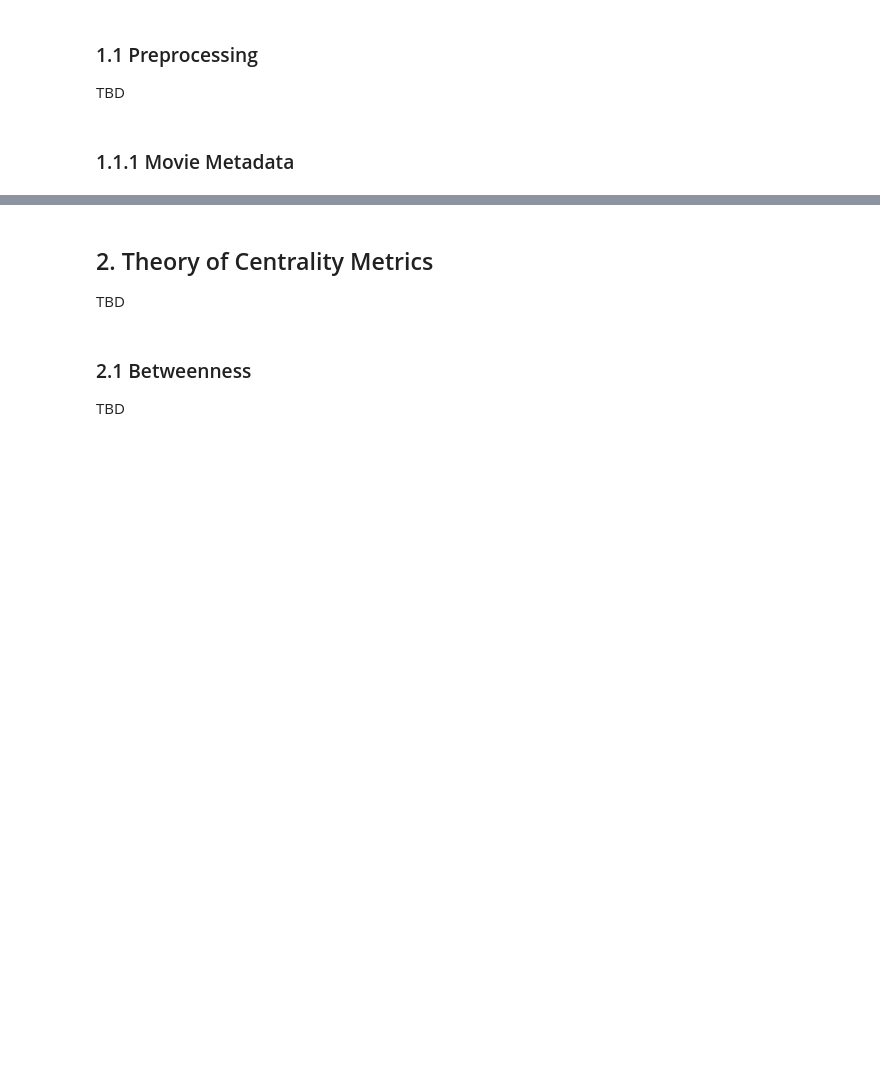
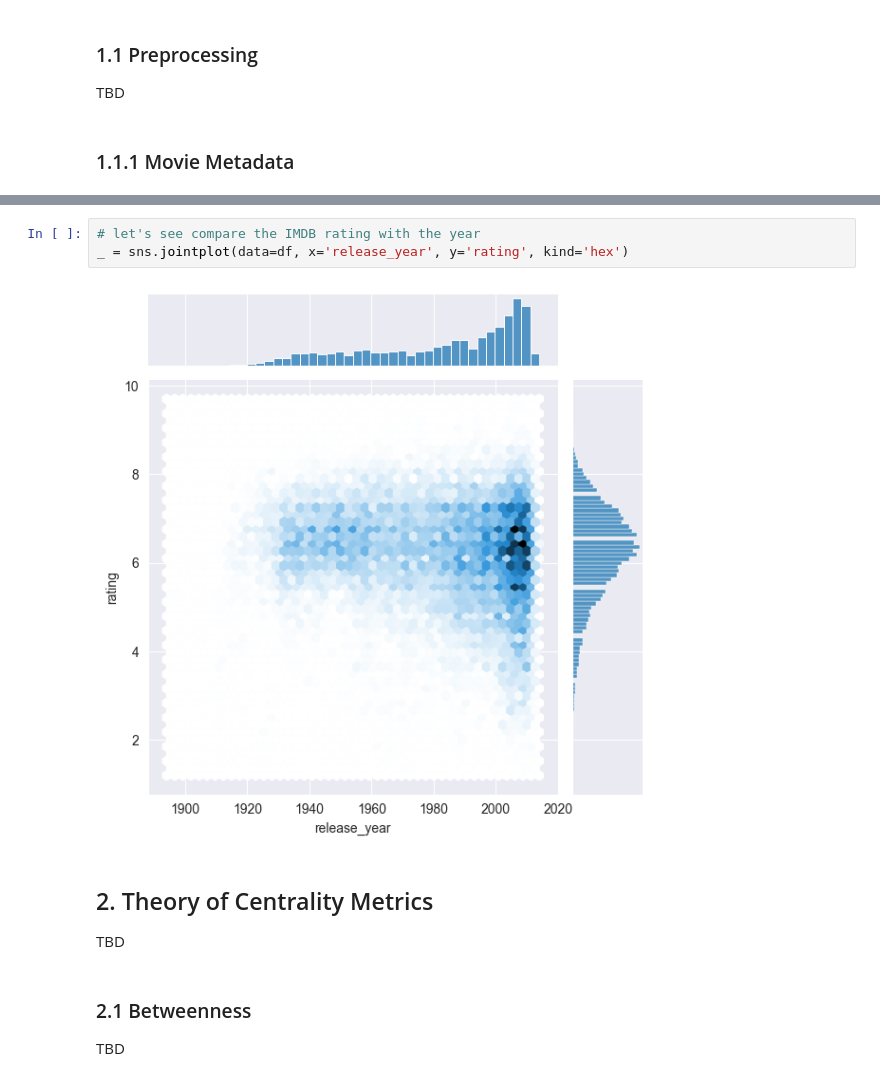
Before and after one commit to epfl-ada/ada-2023-project-adaroundtheworld2023, a Jupyter notebook: project_milestone_3.ipynb, the cells around one changed output, grey strips where cells are left out. Saved outputs shown, nothing was run; the diff lists cells and outputs as text; blank space fills up the shorter version.

```diff
--- a/project_milestone_3.ipynb
+++ b/project_milestone_3.ipynb
@@ -74,3 +306,8 @@ TBD
+# %%
+# let's see compare the IMDB rating with the year
+_ = sns.jointplot(data=df, x='release_year', y='rating', kind='hex')
+# %% [output]
+[figure, added]
 # %% [markdown]
 ## 2. Theory of Centrality Metrics <a class="anchor" id="theory"></a>
 
```
Also changed, not shown: parts of 33 cells of this notebook.
